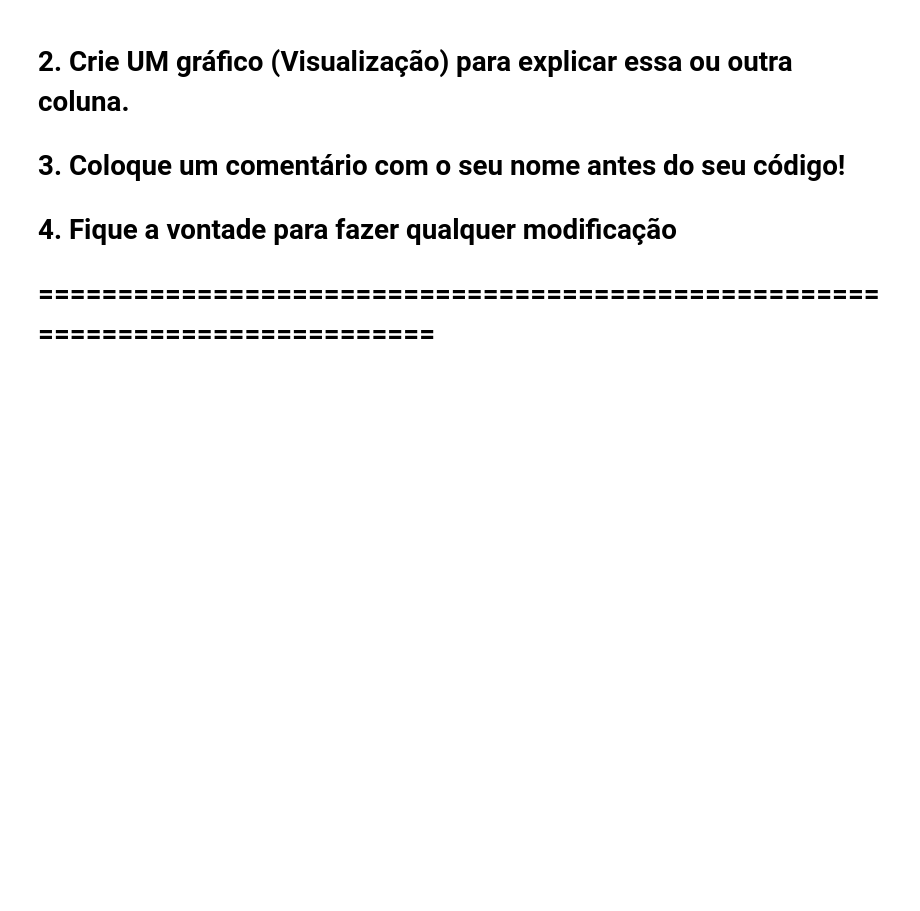
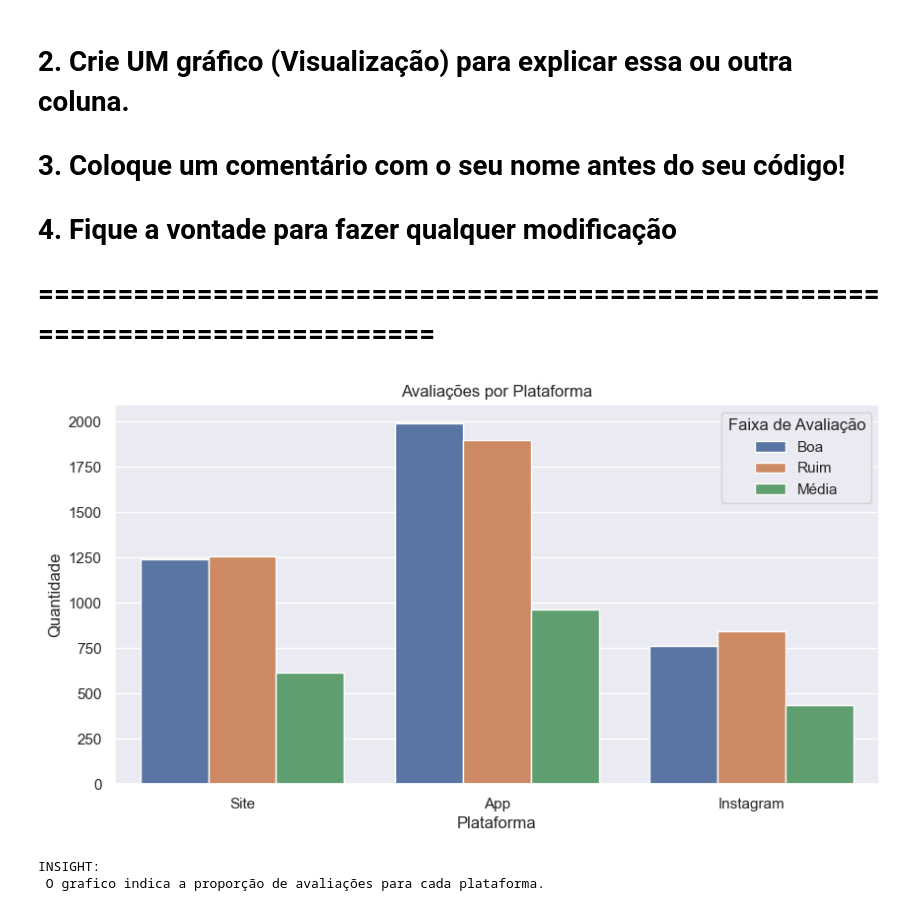
Before and after one commit to Machine-Learning-Visao-Computacional-T1/AtividadeColaborativa, a Jupyter notebook: pipeline_turma.ipynb, the cells around one changed output. Saved outputs shown, nothing was run; the diff lists cells and outputs as text; code cells hidden in the pictures; blank space fills up the shorter version.

Commit message:
feat_avaliacao_boa/media/ruim

```diff
--- a/pipeline_turma.ipynb
+++ b/pipeline_turma.ipynb
@@ -86,6 +86,47 @@ memory usage: 429.8 KB
 # ==============================================================================
 # %%
 # <<< ADICIONE O SEU CÓDIGO ABAIXO DESTA LINHA DE FORMA ORGANIZADA>>>
+# Adicionando coluna faixa de avaliação, dividindo as notas entre Ruim (1-2), Média (3) e Boa (4-5)
+condicoes = [
+    df['Avaliacao_Cliente'] <= 2,
+    df['Avaliacao_Cliente'] == 3,
+    df['Avaliacao_Cliente'] >= 4
+]
+
+valores = ['Ruim', 'Média', 'Boa']
+
+df['Faixa_Avaliacao'] = np.select(
+    condicoes,
+    valores,
+    default='Não classificado'
+)
+
+df[['Avaliacao_Cliente', 'Faixa_Avaliacao']].head()
+
+plt.figure()
+
+sns.countplot(
+    data=df,
+    x='Plataforma',
+    hue='Faixa_Avaliacao'
+)
+
+plt.title('Avaliações por Plataforma')
+plt.xlabel('Plataforma')
+plt.ylabel('Quantidade')
+
+plt.legend(title='Faixa de Avaliação')
+
+plt.show()
+
+print("""
+INSIGHT:
+ O grafico indica a proporção de avaliações para cada plataforma.
+""")
+# %% [output]
+[figure, added]
+INSIGHT:
+ O grafico indica a proporção de avaliações para cada plataforma.
 # %%
 # --- Exemplo Coluna: Welington ---
 # Criando uma coluna de faturamento base para facilitar a vida
```
Also changed, not shown: parts of 1 cell of this notebook.
